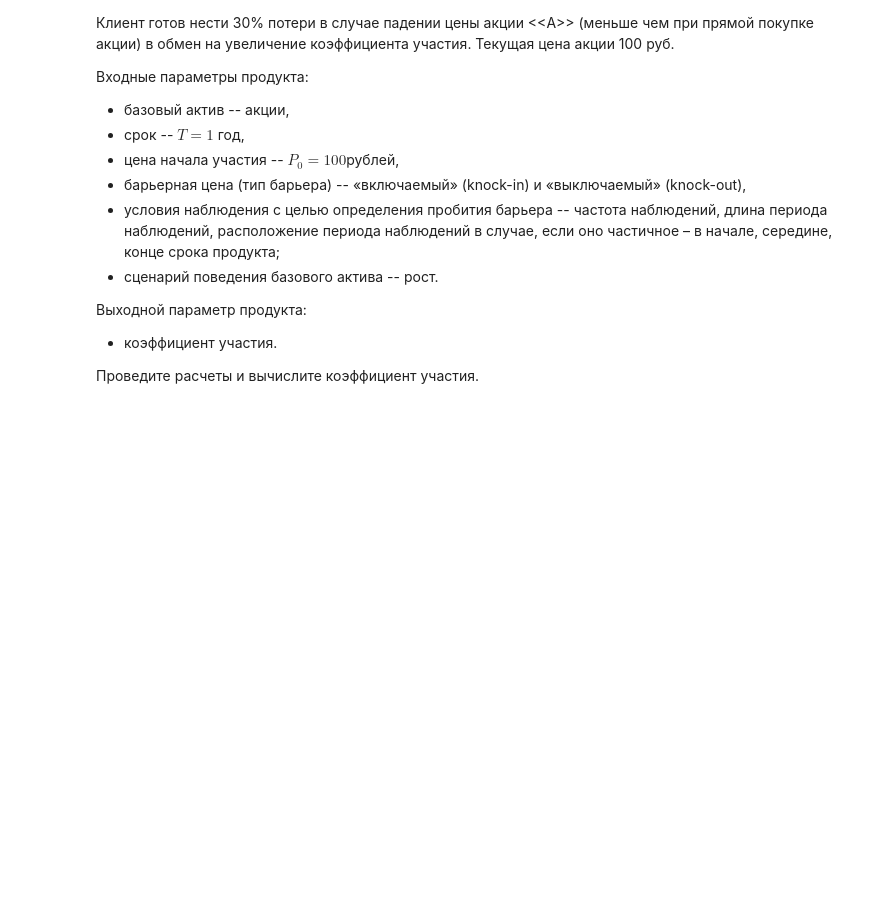
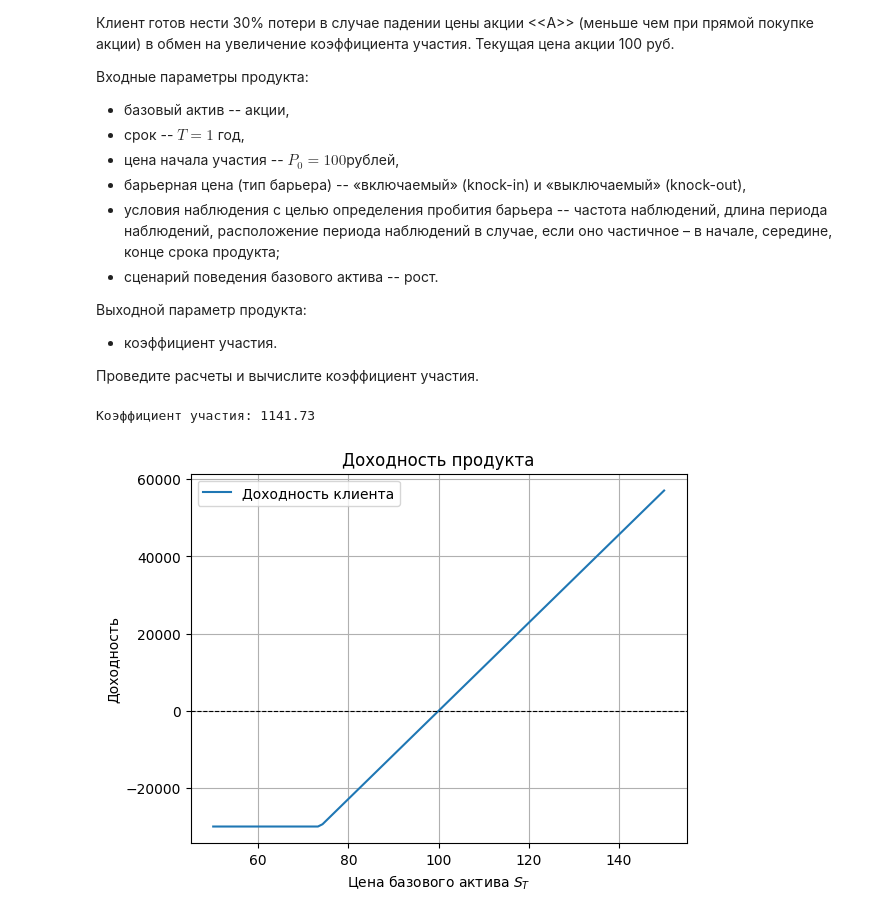
Before and after one commit to Kasymkhankhubiyev/Sirius-Uni, a Jupyter notebook: HybridFinancialInstruments/lab_2c_GSFP.ipynb, the cells around one changed output. Drawn from its saved outputs; the diff is of its cells as text; code cells hidden in the pictures; blank space fills up the shorter version.

```diff
--- a/HybridFinancialInstruments/lab_2c_GSFP.ipynb
+++ b/HybridFinancialInstruments/lab_2c_GSFP.ipynb
@@ -555,0 +639,43 @@ https://webthesis.biblio.polito.it/20278/1/tesi.pdf
+# %%
+def barrier_option_price(S, K, T, sigma, r, H, is_knock_in=True):
+    barrier_hit = S < H
+    if (is_knock_in and not barrier_hit) or (not is_knock_in and barrier_hit):
+        return call(S, K, T, sigma, r, .0)
+    return  0
+# %%
+guaranteed_capital = (1 - risk_limit) * N
+discounted_capital = guaranteed_capital * np.exp(-r * T)
+
+# Доступный капитал для опционов
+available_capital = N - discounted_capital
+
+H_knock_in = S0 * .9  # S, K, tau, vol, r, q
+H_knock_out = S0 * 1.2
+
+# Стоимость барьерных опционов
+knock_in_price = barrier_option_price(S0, K, T, sigma, r, H_knock_in, is_knock_in=True)
+knock_out_price = barrier_option_price(S0, K, T, sigma, r, H_knock_out, is_knock_in=False)
+
+# Коэффициент участия
+alpha = available_capital / (knock_in_price + knock_out_price)
+
+print(f"Коэффициент участия: {alpha:.2f}")
+# %% [output]
+Коэффициент участия: 1141.73
+# %%
+S_T = np.linspace(50, 150, 100)
+
+# Доходность для клиента
+payoff = np.maximum(alpha * (S_T - S0), -risk_limit * N)
+
+# Построение графика
+plt.plot(S_T, payoff, label='Доходность клиента')
+plt.axhline(y=0, color='k', linestyle='--', linewidth=0.8)
+plt.xlabel('Цена базового актива $S_T$')
+plt.ylabel('Доходность')
+plt.title('Доходность продукта')
+plt.legend()
+plt.grid(True)
+plt.show()
+# %% [output]
+[figure, added]
```
Also changed, not shown: parts of 14 cells of this notebook.
